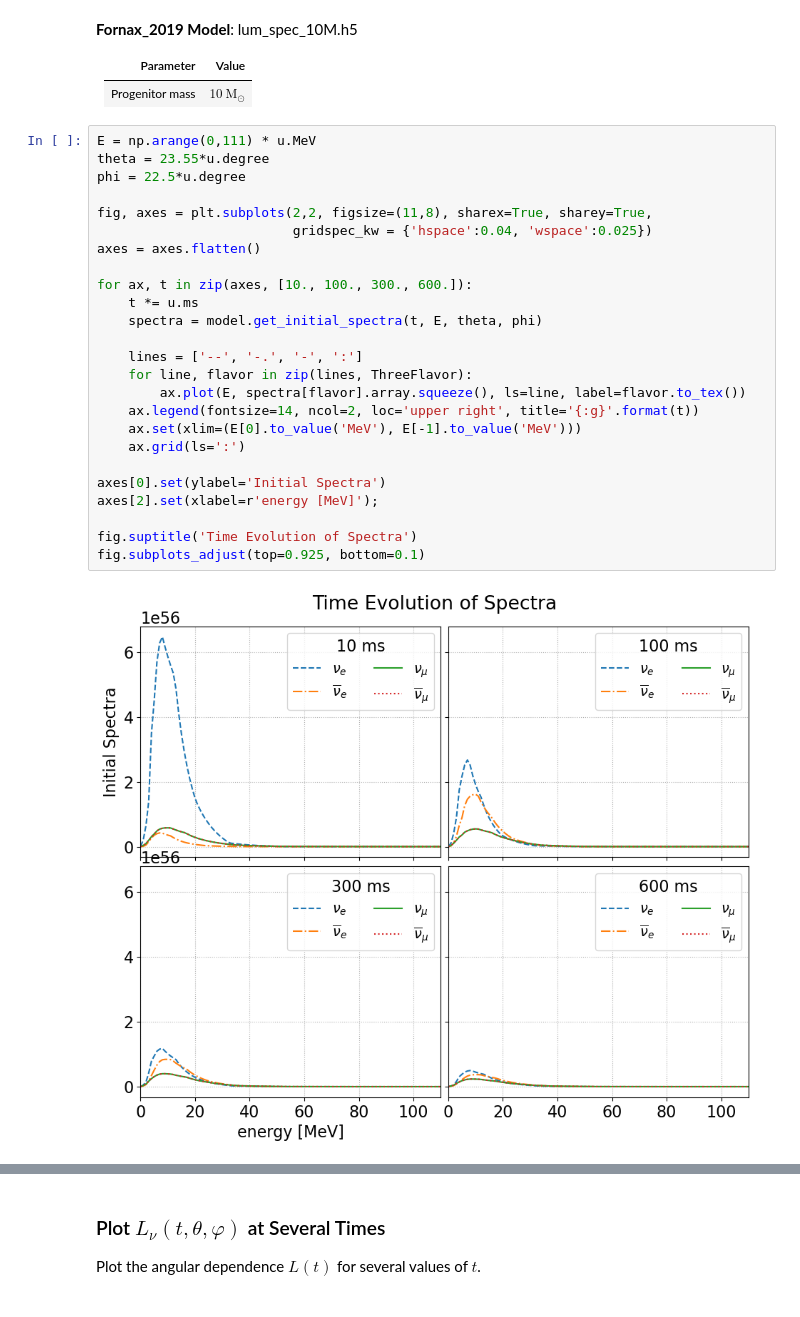
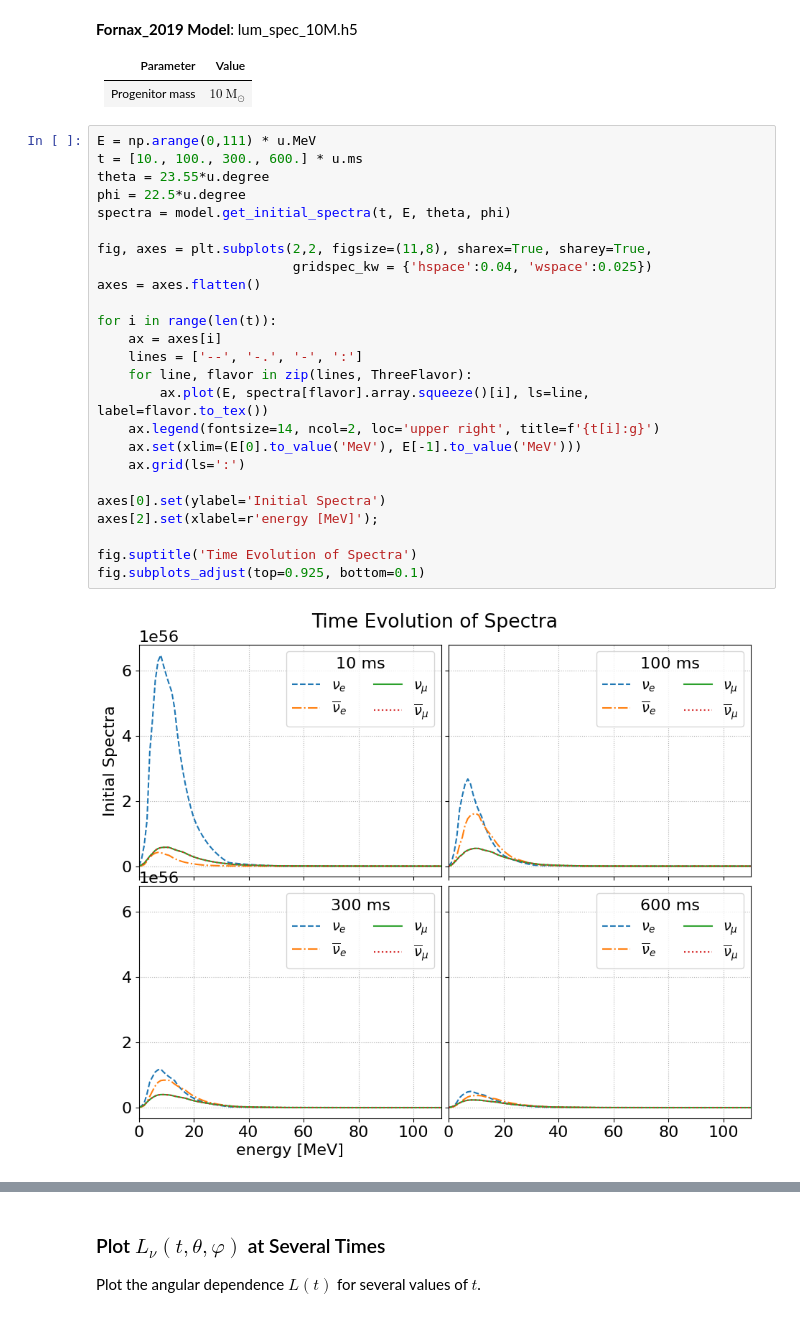
Before and after one commit to dristii-32/snewpy, a Jupyter notebook: doc/source/nb/ccsn/Fornax_2019.ipynb, the cells around one changed output, grey strips where cells are left out. Cells and saved outputs as stored; diff of their text form.

```diff
--- a/doc/source/nb/ccsn/Fornax_2019.ipynb
+++ b/doc/source/nb/ccsn/Fornax_2019.ipynb
@@ -43,28 +43,28 @@ model
 |Progenitor mass | $10$ $\mathrm{M_{\odot}}$|
 # %%
 E = np.arange(0,111) * u.MeV
+t = [10., 100., 300., 600.] * u.ms
 theta = 23.55*u.degree
 phi = 22.5*u.degree
+spectra = model.get_initial_spectra(t, E, theta, phi)
 
 fig, axes = plt.subplots(2,2, figsize=(11,8), sharex=True, sharey=True,
                          gridspec_kw = {'hspace':0.04, 'wspace':0.025})
 axes = axes.flatten()
 
-for ax, t in zip(axes, [10., 100., 300., 600.]):
-    t *= u.ms
-    spectra = model.get_initial_spectra(t, E, theta, phi)
-
+for i in range(len(t)):
+    ax = axes[i]
     lines = ['--', '-.', '-', ':']
     for line, flavor in zip(lines, ThreeFlavor):
-        ax.plot(E, spectra[flavor].array.squeeze(), ls=line, label=flavor.to_tex())
-    ax.legend(fontsize=14, ncol=2, loc='upper right', title='{:g}'.format(t))
+        ax.plot(E, spectra[flavor].array.squeeze()[i], ls=line, label=flavor.to_tex())
+    ax.legend(fontsize=14, ncol=2, loc='upper right', title=f'{t[i]:g}')
     ax.set(xlim=(E[0].to_value('MeV'), E[-1].to_value('MeV')))
     ax.grid(ls=':')
 
 axes[0].set(ylabel='Initial Spectra')
 axes[2].set(xlabel=r'energy [MeV]');
 
 fig.suptitle('Time Evolution of Spectra')
 fig.subplots_adjust(top=0.925, bottom=0.1)
 # %% [output]
-[figure, old version]
+[figure, new version]
```
Also changed, not shown: parts of 12 cells of this notebook.
